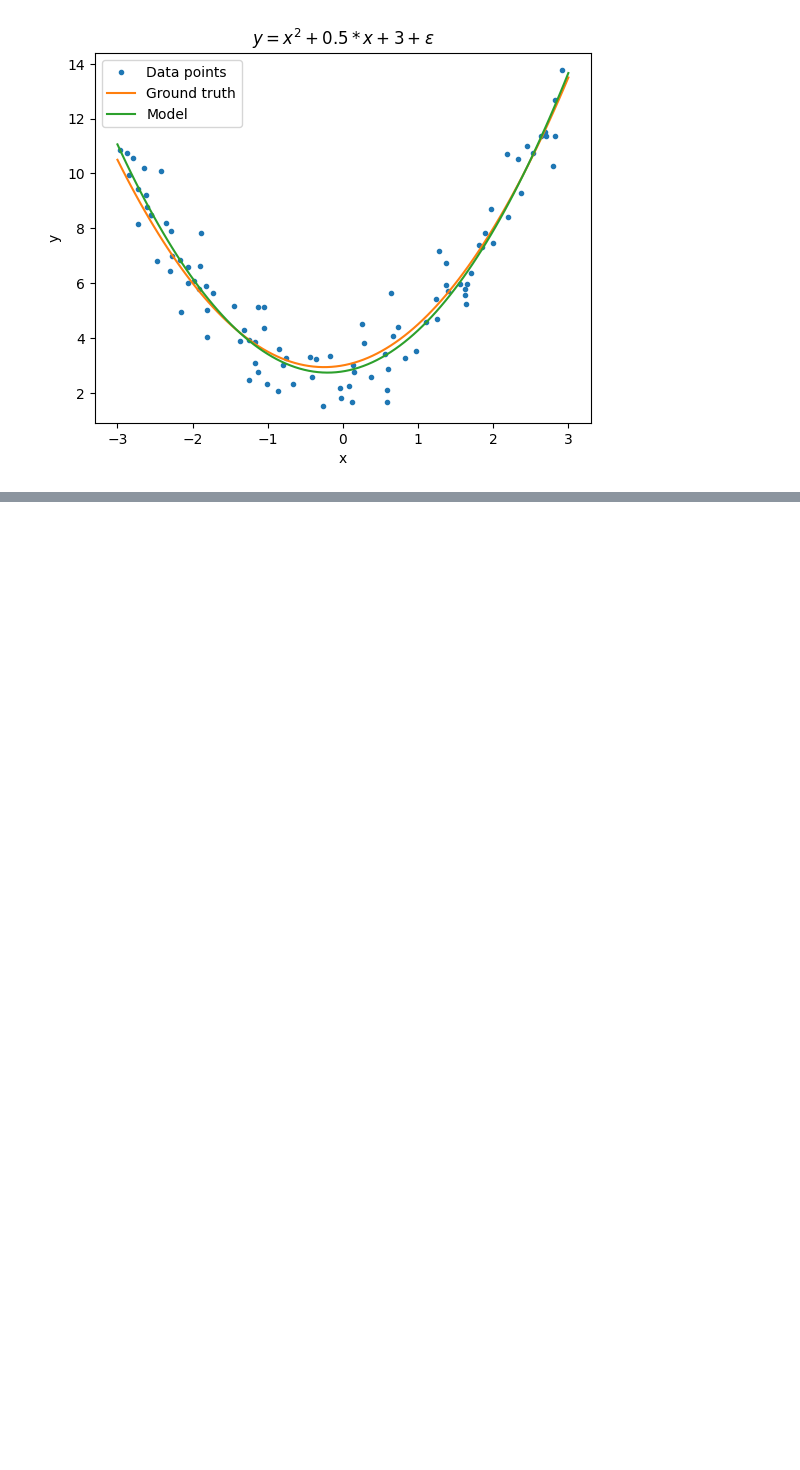
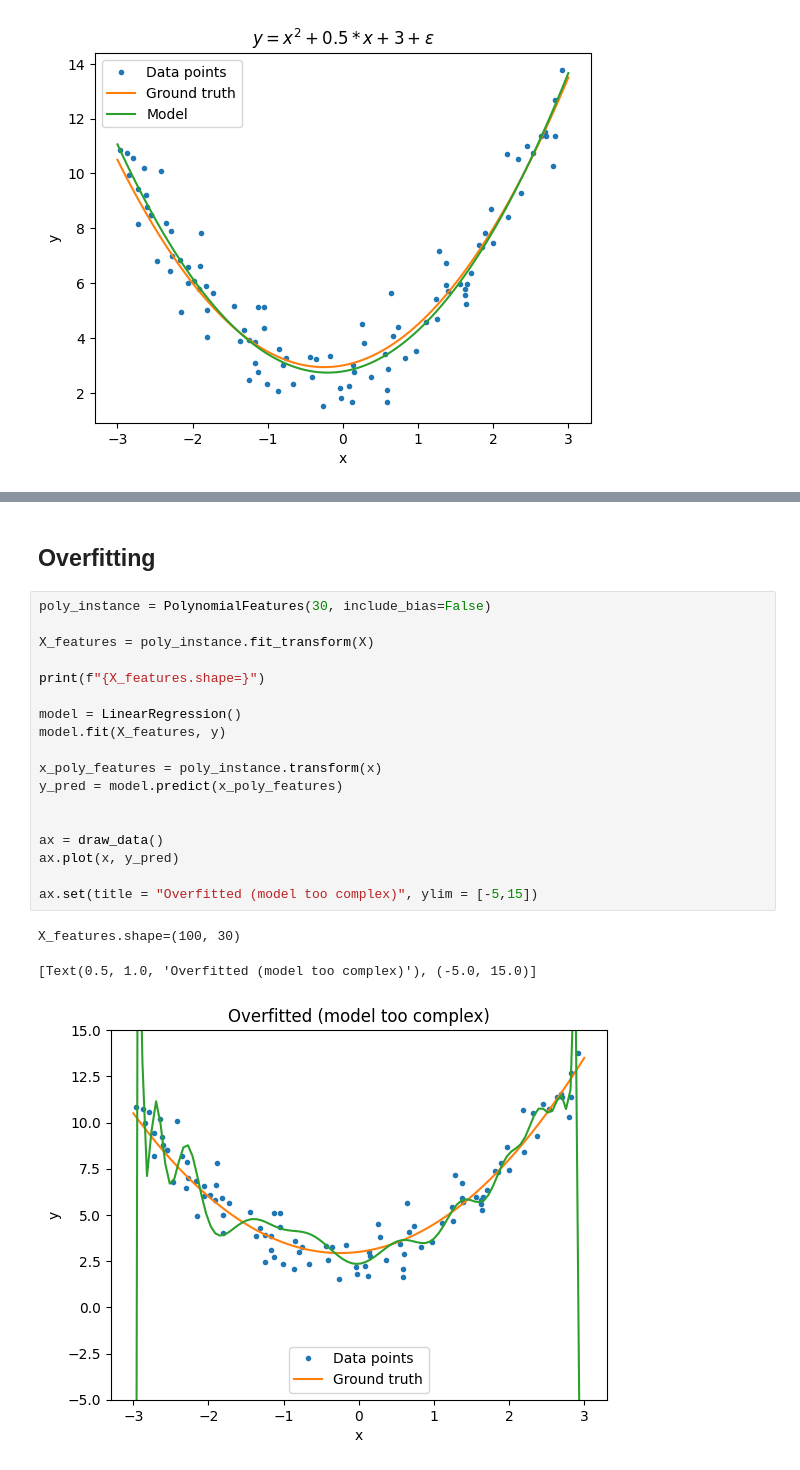
Before and after one commit to jvesand/Machine-learning-Johan-Sandberg, a Jupyter notebook: Code-alongs/L4_polynomial_and_overfitting_underfitting.ipynb, the cells around one changed output, grey strips where cells are left out. Drawn from its saved outputs; the diff is of its cells as text; blank space fills up the shorter version.

```diff
--- a/Code-alongs/L4_polynomial_and_overfitting_underfitting.ipynb
+++ b/Code-alongs/L4_polynomial_and_overfitting_underfitting.ipynb
@@ -88,0 +102,24 @@ ax.legend()
+# %% [markdown]
+## Overfitting
+# %%
+poly_instance = PolynomialFeatures(30, include_bias=False)
+
+X_features = poly_instance.fit_transform(X)
+
+print(f"{X_features.shape=}")
+
+model = LinearRegression()
+model.fit(X_features, y)
+
+x_poly_features = poly_instance.transform(x)
+y_pred = model.predict(x_poly_features)
+
+
+ax = draw_data()
+ax.plot(x, y_pred)
+
+ax.set(title = "Overfitted (model too complex)", ylim = [-5,15])
+# %% [output]
+X_features.shape=(100, 30)
+[Text(0.5, 1.0, 'Overfitted (model too complex)'), (-5.0, 15.0)]
+[figure, added]
```
Also changed, not shown: parts of 11 cells of this notebook.
